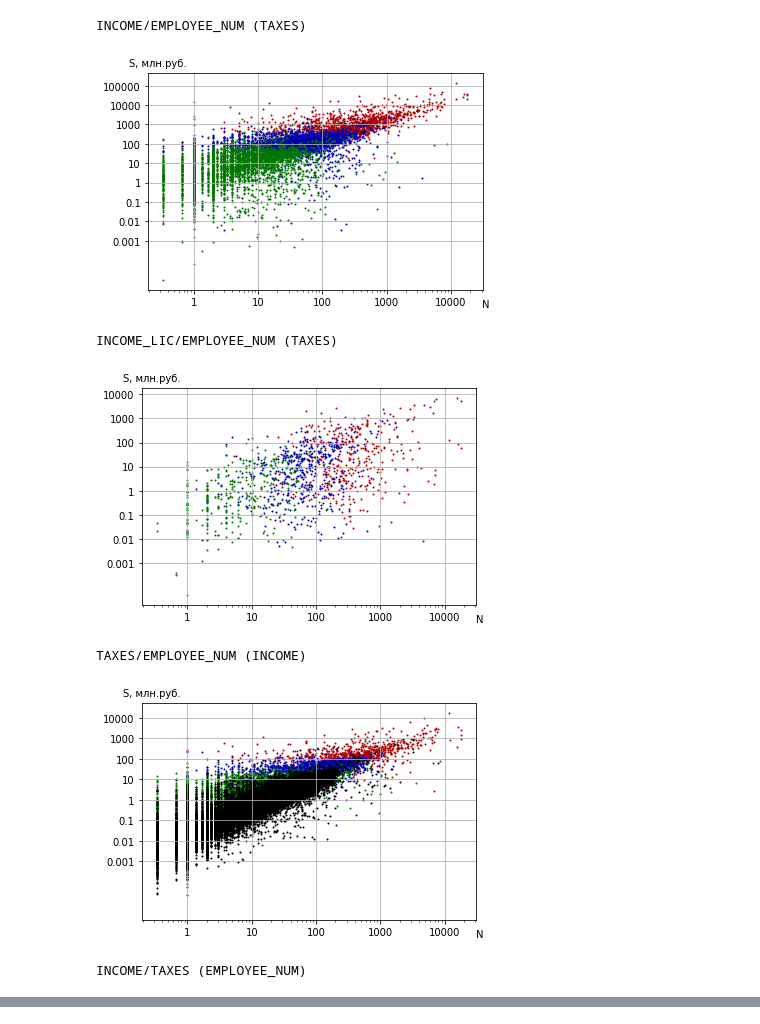
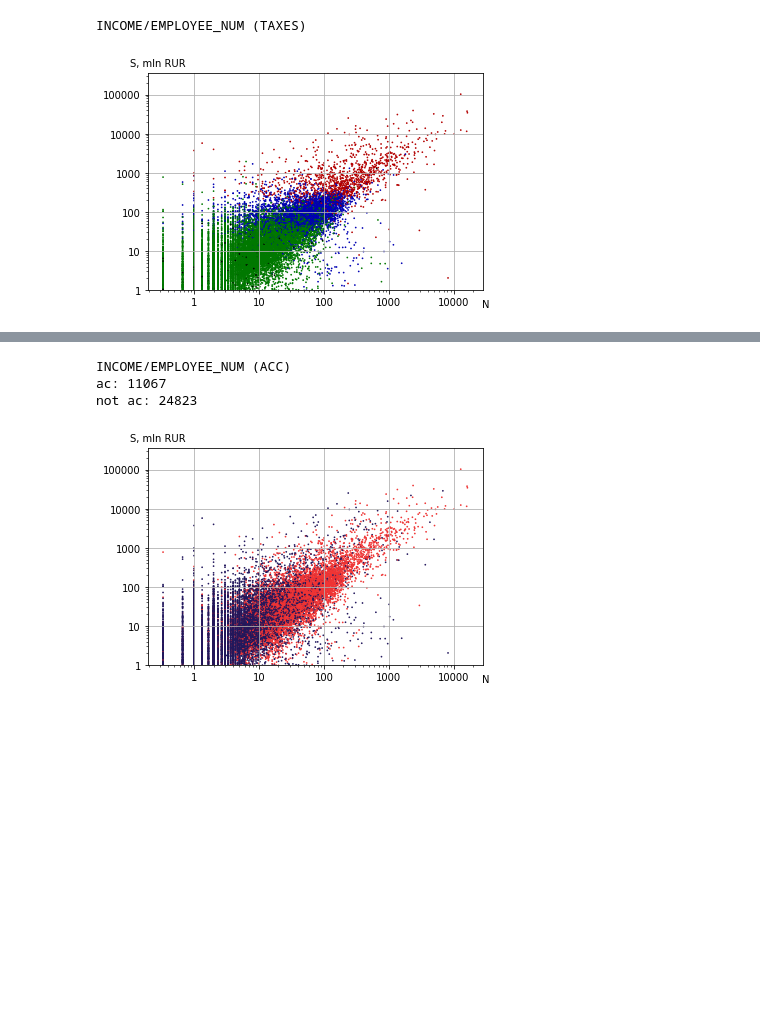
Before and after one commit to godofflipping/IT_Market, a Jupyter notebook: testing.ipynb, the cells around one changed output, grey strips where cells are left out. Cells and saved outputs as stored; diff of their text form; code cells hidden in the pictures; blank space fills up the shorter version.

```diff
--- a/testing.ipynb
+++ b/testing.ipynb
@@ -52,5 +104,5 @@ def one_quarter(column, year, quarter):
 # %%
-year = 2021
+year = 2020
 quarter = 3
 df_income, df_income_A, df_income_B, df_income_C = one_quarter(column=column1, year=year, quarter=quarter)
 df_income_liс, df_income_liс_A, df_income_liс_B, df_income_liс_C = one_quarter(column=column2, year=year, quarter=quarter)
@@ -132,7 +188,7 @@ def plot_log(df_param, df_param_A, df_param_B, df_param_C, column, phrase, divid
     sum = 0
     for i in df_param[column0]:
         if i != 0:
-            sum += df_param[df_param[column0] == i][column].item() / divider
+            sum += df_param.loc[(df_param[column0] == i), column].item() / divider
         y.append(sum)
 
     figure, ax = plt.subplots()
@@ -261,31 +320,27 @@ def magic_square(x, y, df, df_A, df_B, df_C, x_label, y_label):
     return figure
 # %%
 print("INCOME/EMPLOYEE_NUM (TAXES)")
-figure = magic_square(column3, column1, df_taxes, df_taxes_A, df_taxes_B, df_taxes_C, x_label='N', y_label='S, млн.руб.')
-figure.savefig('./ABC(MQ)/QUA-Income-Staff-fromTaxes-2021Q3-log2.png', format='png')
-figure.savefig('./ABC(MQ)/QUA-Income-Staff-fromTaxes-2021Q3-log2.eps', format='eps')
+df_qua = df[(df['year'] == year) & (df['quarter'] == quarter)]
+figure = magic_square(column3, column1, df_qua, df_taxes, df_taxes_A, df_taxes_B, df_taxes_C, x_label='N', y_label='S, mln RUR')
+figure.savefig('./ABC(MQ)/QUA-Income-Staff-fromTaxes-2020Q3-log.png', format='png')
+figure.savefig('./ABC(MQ)/QUA-Income-Staff-fromTaxes-2020Q3-log.eps', format='eps', transparent=True)
 
-print("INCOME_LIC/EMPLOYEE_NUM (TAXES)")
-figure = magic_square(column3, column2, df_taxes, df_taxes_A, df_taxes_B, df_taxes_C, x_label='N', y_label='S, млн.руб.')
-figure.savefig('./ABC(MQ)/QUA-Income_lic-Staff-fromTaxes-2021Q3-log2.png', format='png')
-figure.savefig('./ABC(MQ)/QUA-Income_lic-Staff-fromTaxes-2021Q3-log2.eps', format='eps')
+#print("INCOME_LIC/EMPLOYEE_NUM (TAXES)")
+#figure = magic_square(column3, column2, df_taxes, df_taxes_A, df_taxes_B, df_taxes_C, x_label='N', y_label='S, млн.руб.')
+#figure.savefig('./ABC(MQ)/QUA-Income_lic-Staff-fromTaxes-2021Q3-log2.png', format='png')
+#figure.savefig('./ABC(MQ)/QUA-Income_lic-Staff-fromTaxes-2021Q3-log2.eps', format='eps')
 
-print("TAXES/EMPLOYEE_NUM (INCOME)")
-figure = magic_square(column3, column4, df_income, df_income_A, df_income_B, df_income_C, x_label='N', y_label='S, млн.руб.')
-figure.savefig('./ABC(MQ)/QUA-Taxes-Staff-fromInclome-2021Q3-log2.png', format='png')
-figure.savefig('./ABC(MQ)/QUA-Taxes-Staff-fromInclome-2021Q3-log2.eps', format='eps')
+#print("TAXES/EMPLOYEE_NUM (INCOME)")
+#figure = magic_square(column3, column4, df_income, df_income_A, df_income_B, df_income_C, x_label='N', y_label='S, млн.руб.')
+#figure.savefig('./ABC(MQ)/QUA-Taxes-Staff-fromIncome-2021Q3-log2.png', format='png')
+#figure.savefig('./ABC(MQ)/QUA-Taxes-Staff-fromIncome-2021Q3-log2.eps', format='eps')
 
-print("INCOME/TAXES (EMPLOYEE_NUM)")
-figure = magic_square(column4, column1, df_employee, df_employee_A, df_employee_B, df_employee_C, x_label='S, млн.руб.', y_label='S, млн.руб.')
-figure.savefig('./ABC(MQ)/QUA-Income-Taxes-fromStaff-2021Q3-log2.png', format='png')
-figure.savefig('./ABC(MQ)/QUA-Income-Taxes-fromStaff-2021Q3-log2.eps', format='eps')
+#print("INCOME/TAXES (EMPLOYEE_NUM)")
+#figure = magic_square(column4, column1, df_employee, df_employee_A, df_employee_B, df_employee_C, x_label='S, млн.руб.', y_label='S, млн.руб.')
+#figure.savefig('./ABC(MQ)/QUA-Income-Taxes-fromStaff-2021Q3-log2.png', format='png')
+#figure.savefig('./ABC(MQ)/QUA-Income-Taxes-fromStaff-2021Q3-log2.eps', format='eps')
 
 # Не строить по горизонтали Income
 # %% [output]
 INCOME/EMPLOYEE_NUM (TAXES)
-[figure, old version]
+[figure, new version]
-INCOME_LIC/EMPLOYEE_NUM (TAXES)
-[figure, removed]
-TAXES/EMPLOYEE_NUM (INCOME)
-[figure, removed]
-INCOME/TAXES (EMPLOYEE_NUM)
@@ -292,0 +388,11 @@ INCOME/TAXES (EMPLOYEE_NUM)
+# %%
+print("INCOME/EMPLOYEE_NUM (ACC)")
+df_acc = df[(df['year'] == year) & (df['quarter'] == quarter)]
+figure = magic_square(column3, column1, df_acc, x_label='N', y_label='S, mln RUR')
+figure.savefig('./ABC(MQ)/QUA-Income-Staff-acc-2020Q3-log.png', format='png')
+figure.savefig('./ABC(MQ)/QUA-Income-Staff-acc-2020Q3-log.eps', format='eps', transparent=True)
+# %% [output]
+INCOME/EMPLOYEE_NUM (ACC)
+ac: 11067
+not ac: 24823
+[figure, added]
```
Also changed, not shown: parts of 9 cells of this notebook, 1 other file.
